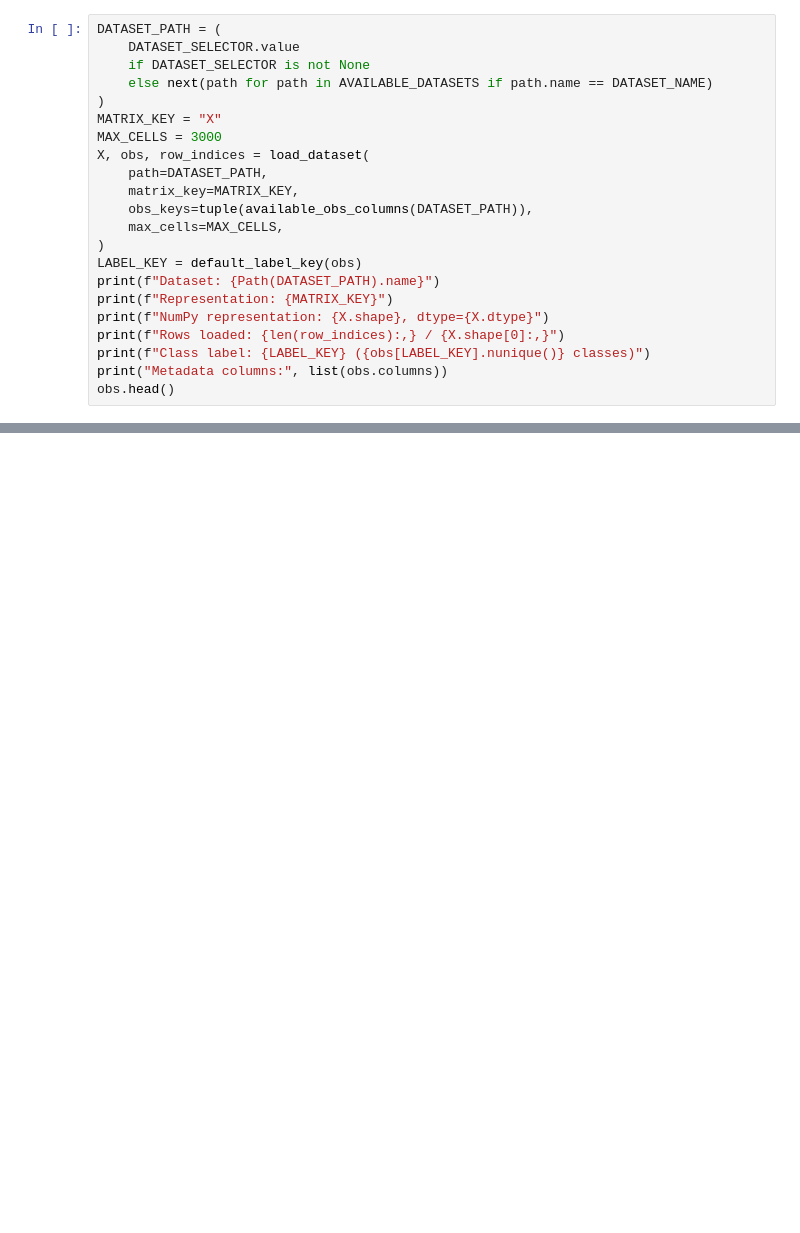
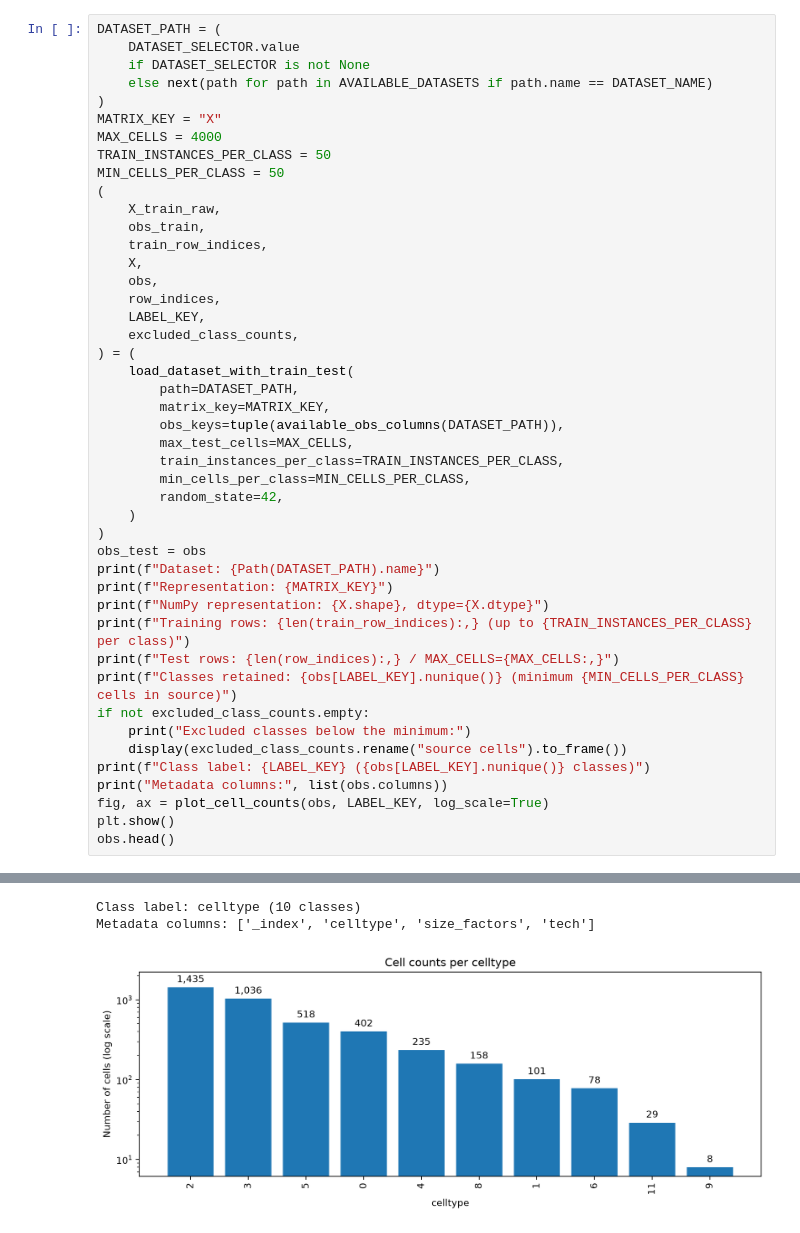
Before and after one commit to fabriziocosta/clasp, a Jupyter notebook: notebooks/07_imste_single_cell.ipynb, the cells around one changed output, grey strips where cells are left out. Drawn from its saved outputs; the diff is of its cells as text; blank space fills up the shorter version.

```diff
--- a/notebooks/07_imste_single_cell.ipynb
+++ b/notebooks/07_imste_single_cell.ipynb
@@ -71,18 +101,42 @@ DATASET_PATH = (
     else next(path for path in AVAILABLE_DATASETS if path.name == DATASET_NAME)
 )
 MATRIX_KEY = "X"
-MAX_CELLS = 3000
-X, obs, row_indices = load_dataset(
-    path=DATASET_PATH,
-    matrix_key=MATRIX_KEY,
-    obs_keys=tuple(available_obs_columns(DATASET_PATH)),
-    max_cells=MAX_CELLS,
+MAX_CELLS = 4000
+TRAIN_INSTANCES_PER_CLASS = 50
+MIN_CELLS_PER_CLASS = 50
+(
+    X_train_raw,
+    obs_train,
+    train_row_indices,
+    X,
+    obs,
+    row_indices,
+    LABEL_KEY,
+    excluded_class_counts,
+) = (
+    load_dataset_with_train_test(
+        path=DATASET_PATH,
+        matrix_key=MATRIX_KEY,
+        obs_keys=tuple(available_obs_columns(DATASET_PATH)),
+        max_test_cells=MAX_CELLS,
+        train_instances_per_class=TRAIN_INSTANCES_PER_CLASS,
+        min_cells_per_class=MIN_CELLS_PER_CLASS,
+        random_state=42,
+    )
 )
-LABEL_KEY = default_label_key(obs)
+obs_test = obs
 print(f"Dataset: {Path(DATASET_PATH).name}")
 print(f"Representation: {MATRIX_KEY}")
 print(f"NumPy representation: {X.shape}, dtype={X.dtype}")
-print(f"Rows loaded: {len(row_indices):,} / {X.shape[0]:,}")
+print(f"Training rows: {len(train_row_indices):,} (up to {TRAIN_INSTANCES_PER_CLASS} per class)")
+print(f"Test rows: {len(row_indices):,} / MAX_CELLS={MAX_CELLS:,}")
+print(f"Classes retained: {obs[LABEL_KEY].nunique()} (minimum {MIN_CELLS_PER_CLASS} cells in source)")
+if not excluded_class_counts.empty:
+    print("Excluded classes below the minimum:")
+    display(excluded_class_counts.rename("source cells").to_frame())
 print(f"Class label: {LABEL_KEY} ({obs[LABEL_KEY].nunique()} classes)")
 print("Metadata columns:", list(obs.columns))
+fig, ax = plot_cell_counts(obs, LABEL_KEY, log_scale=True)
+plt.show()
 obs.head()
+# %% [output]
@@ -88,0 +156,3 @@ obs.head()
+Class label: celltype (10 classes)
+Metadata columns: ['_index', 'celltype', 'size_factors', 'tech']
+[figure, added]
```
Also changed, not shown: parts of 19 cells of this notebook, 1 other file.
